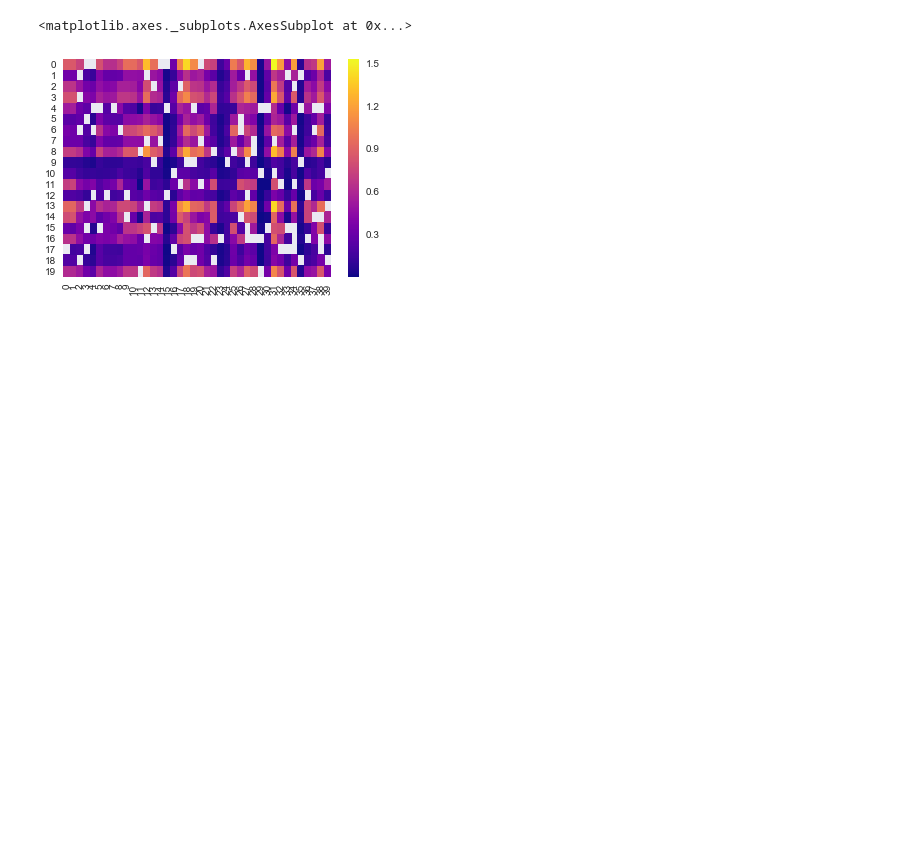
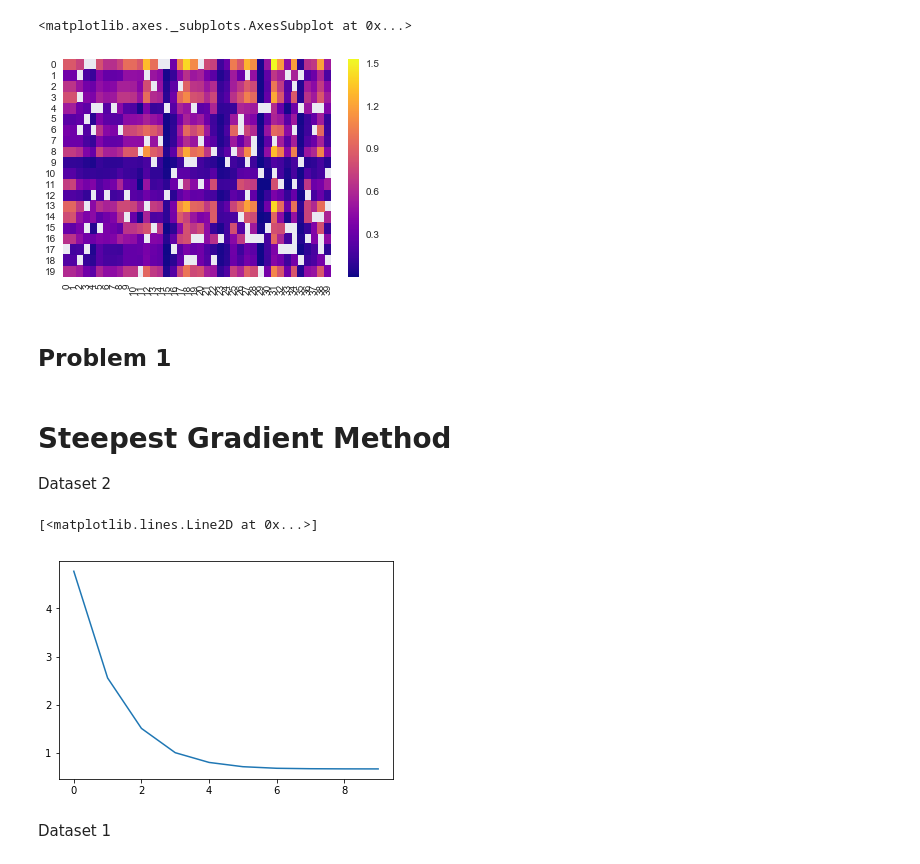
Before and after one commit to mattuzaky/ml-assignment, a Jupyter notebook: midterm-assignment.ipynb, the cells around one changed output. Cells and saved outputs as stored; diff of their text form; code cells hidden in the pictures; blank space fills up the shorter version.

Commit message:
Problem1の実装

```diff
--- a/midterm-assignment.ipynb
+++ b/midterm-assignment.ipynb
@@ -78,3 +80,5 @@ sns.heatmap(A, cmap = 'plasma')
 # %% [output]
 <matplotlib.axes._subplots.AxesSubplot at 0x...>
 [figure]
+# %% [markdown]
+## Problem 1
@@ -80,0 +113,27 @@ sns.heatmap(A, cmap = 'plasma')
+# %% [markdown]
+# Steepest Gradient Method
+Dataset 2
+# %%
+w = np.random.randn(3)
+eta = 0.01
+ite = 10
+log = []
+
+for i in range(ite):
+    log.append(calc_loss(dataset2, w))
+    for j in range(len(dataset2)):
+        pred = get_prob(dataset2[j, 0], dataset2[j, 1], w)
+        if pred > 0.5:
+            pred = 1
+        else:
+            pred = -1
+
+        if pred * dataset2[j, 2] < 0:
+            w = w - eta * steepest_gradient(dataset2, w)
+# %%
+plt.plot(range(ite), log)
+# %% [output]
+[<matplotlib.lines.Line2D at 0x...>]
+[figure, added]
+# %% [markdown]
+Dataset 1
```
Also changed, not shown: parts of 9 cells of this notebook.
